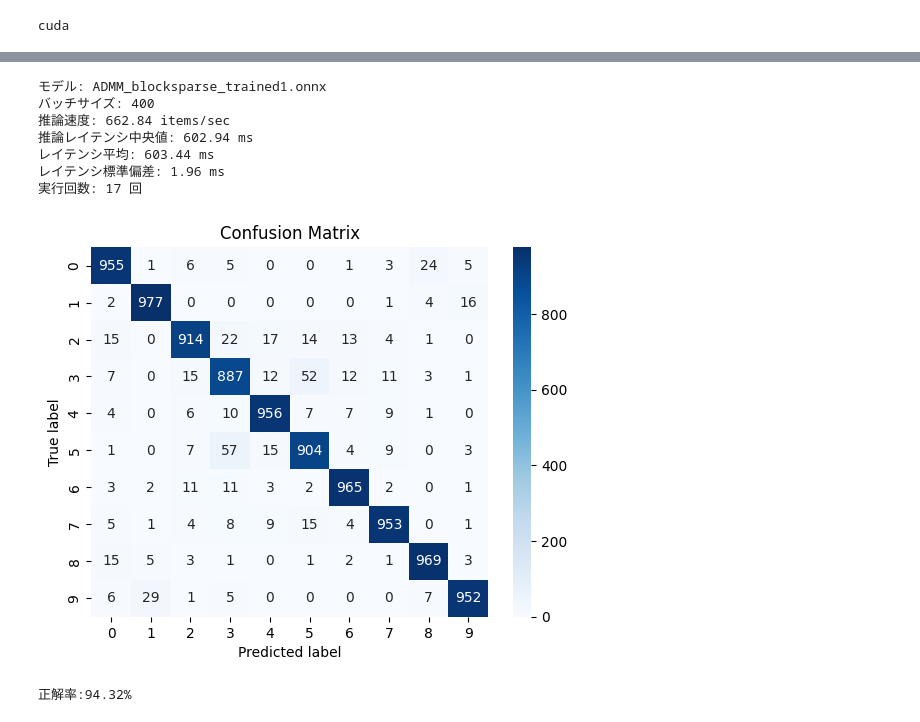
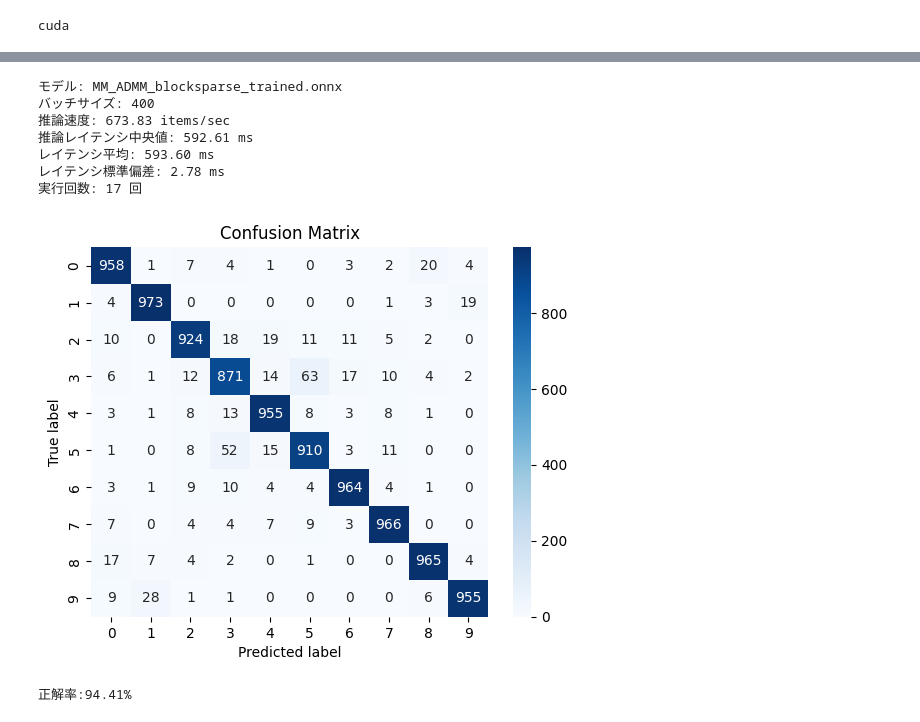
Before and after one commit to Ry0ta3/my-research, a Jupyter notebook: モデルのテスト.ipynb, the cells around one changed output, grey strips where cells are left out. Drawn from its saved outputs; the diff is of its cells as text; code cells hidden in the pictures.

```diff
--- a/モデルのテスト.ipynb
+++ b/モデルのテスト.ipynb
@@ -34,7 +34,7 @@ import seaborn as sns
 from sklearn.metrics import confusion_matrix
 # %%
 # モデル読み込み
-pt_model_path = "ADMM_blocksparse_trained1.pt"   # 測りたいモデルに応じて変える
+pt_model_path = "MM_ADMM_blocksparse_trained.pt"   # 測りたいモデルに応じて変える
 model = models.resnet18(weights = "IMAGENET1K_V1")
 model.fc = nn.Linear(model.fc.in_features, 10)  # CIFAR-10 にあわせて出力層変更
 model.load_state_dict(torch.load(pt_model_path))
@@ -102,7 +102,7 @@ def accuracy_test(model, test_loader, device):
     print(f'正解率:{CAnumber/cm.sum()*100:.2f}%')
 # %%
 # 推論速度と正解率の表示
-onnx_model_path = "ADMM_blocksparse_trained1.onnx"
+onnx_model_path = "MM_ADMM_blocksparse_trained.onnx"
 pretty_benchmark(onnx_model_path, batch_size=400)
 accuracy_test(model, testloader, device)
 # %% [output]
@@ -122,12 +122,12 @@ DeepSparse, Copyright 2021-present / Neuralmagic, Inc. version: 1.8.0 COMMUNITY
-モデル: ADMM_blocksparse_trained1.onnx
+モデル: MM_ADMM_blocksparse_trained.onnx
 バッチサイズ: 400
-推論速度: 662.84 items/sec
-推論レイテンシ中央値: 602.94 ms
-レイテンシ平均: 603.44 ms
-レイテンシ標準偏差: 1.96 ms
+推論速度: 673.83 items/sec
+推論レイテンシ中央値: 592.61 ms
+レイテンシ平均: 593.60 ms
+レイテンシ標準偏差: 2.78 ms
 実行回数: 17 回
-[figure, old version]
+[figure, new version]
-正解率:94.32%
+正解率:94.41%
 # %%
 # 推論速度と正解率の表示
 onnx_model_path = "blocksparse_trained2.onnx"
```
Also changed, not shown: parts of 1 cell of this notebook, 3 other files.
